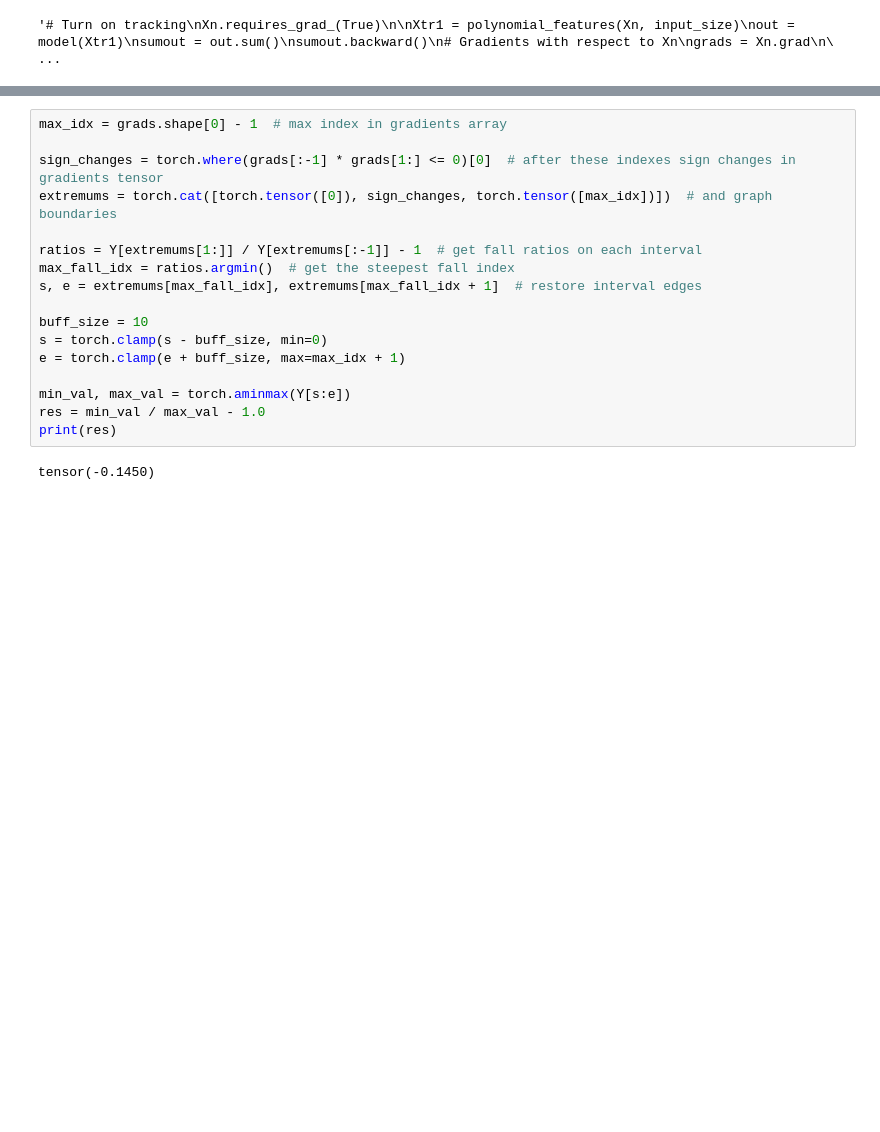
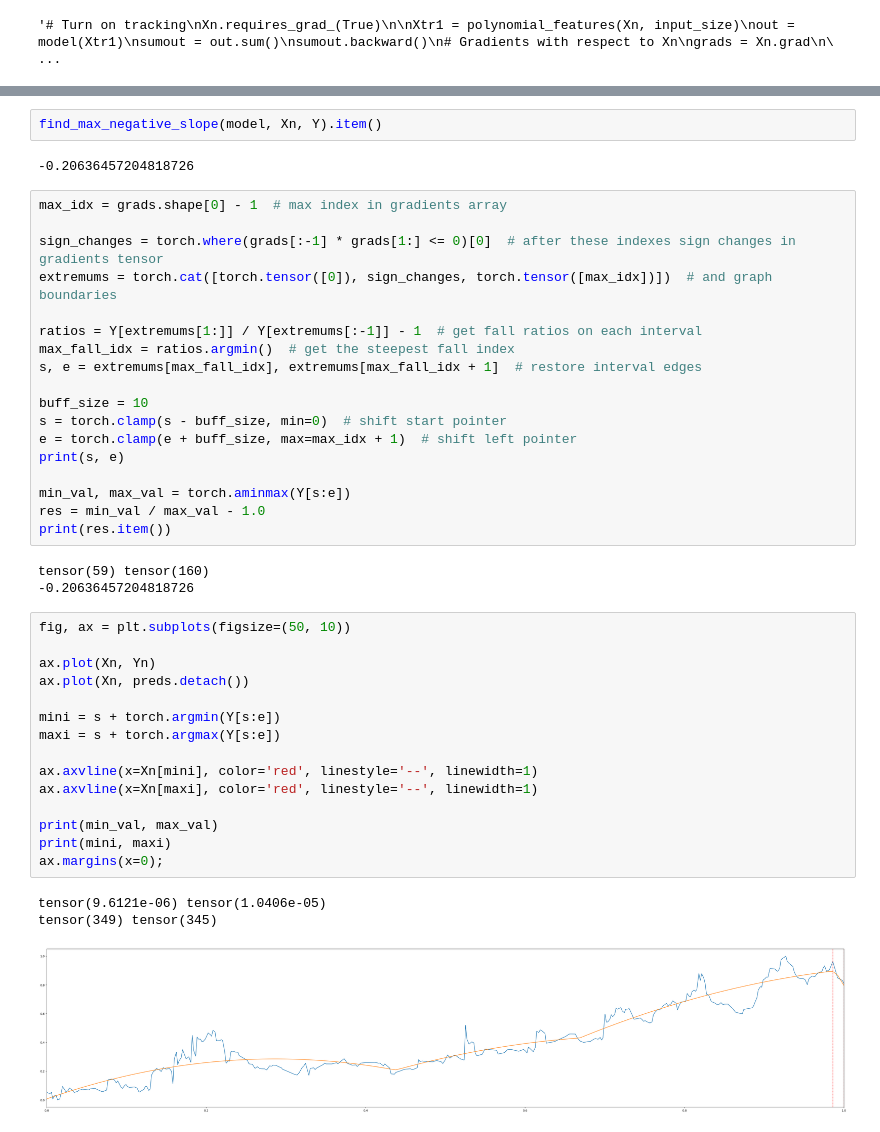
Before and after one commit to yarchickkk/approguru, a Jupyter notebook: play.ipynb, the cells around one changed output, grey strips where cells are left out. Saved outputs shown, nothing was run; the diff lists cells and outputs as text; blank space fills up the shorter version.

```diff
--- a/play.ipynb
+++ b/play.ipynb
@@ -271,3 +296,7 @@ for i, (prev, next) in enumerate(zip(extremums, extremums[1:])):
+# %%
+find_max_negative_slope(model, Xn, Y).item()
+# %% [output]
+-0.20636457204818726
 # %%
 max_idx = grads.shape[0] - 1  # max index in gradients array
 
@@ -279,11 +308,32 @@ max_fall_idx = ratios.argmin()  # get the steepest fall index
 s, e = extremums[max_fall_idx], extremums[max_fall_idx + 1]  # restore interval edges
 
 buff_size = 10
-s = torch.clamp(s - buff_size, min=0)
-e = torch.clamp(e + buff_size, max=max_idx + 1)
+s = torch.clamp(s - buff_size, min=0)  # shift start pointer
+e = torch.clamp(e + buff_size, max=max_idx + 1)  # shift left pointer
+print(s, e)
 
 min_val, max_val = torch.aminmax(Y[s:e])
 res = min_val / max_val - 1.0
-print(res)
+print(res.item())
 # %% [output]
-tensor(-0.1450)
+tensor(59) tensor(160)
+-0.20636457204818726
+# %%
+fig, ax = plt.subplots(figsize=(50, 10))
+
+ax.plot(Xn, Yn)
+ax.plot(Xn, preds.detach())
+
+mini = s + torch.argmin(Y[s:e])
+maxi = s + torch.argmax(Y[s:e])
+
+ax.axvline(x=Xn[mini], color='red', linestyle='--', linewidth=1)
+ax.axvline(x=Xn[maxi], color='red', linestyle='--', linewidth=1)
+
+print(min_val, max_val)
+print(mini, maxi)
+ax.margins(x=0);
+# %% [output]
+tensor(9.6121e-06) tensor(1.0406e-05)
+tensor(349) tensor(345)
+[figure, added]
```
Also changed, not shown: parts of 10 cells of this notebook, 1 other file.
